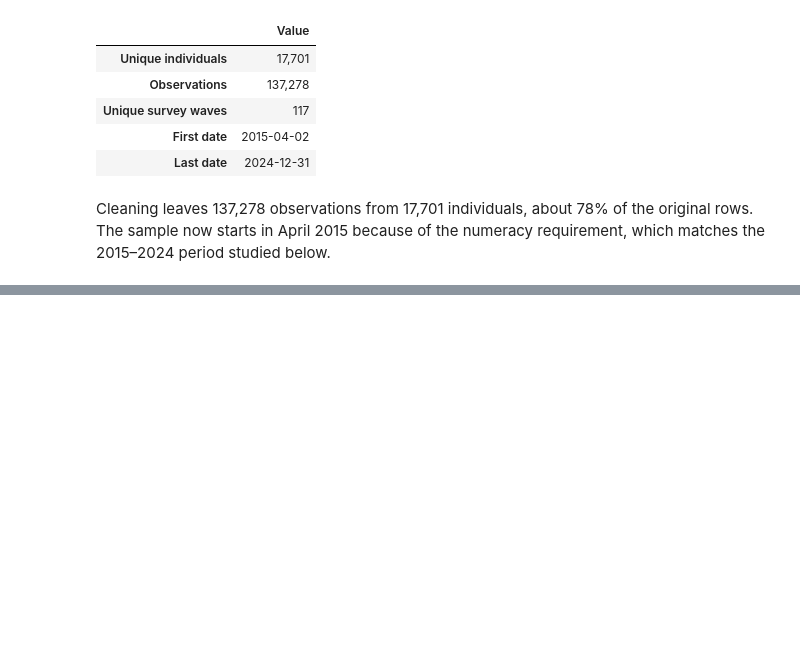
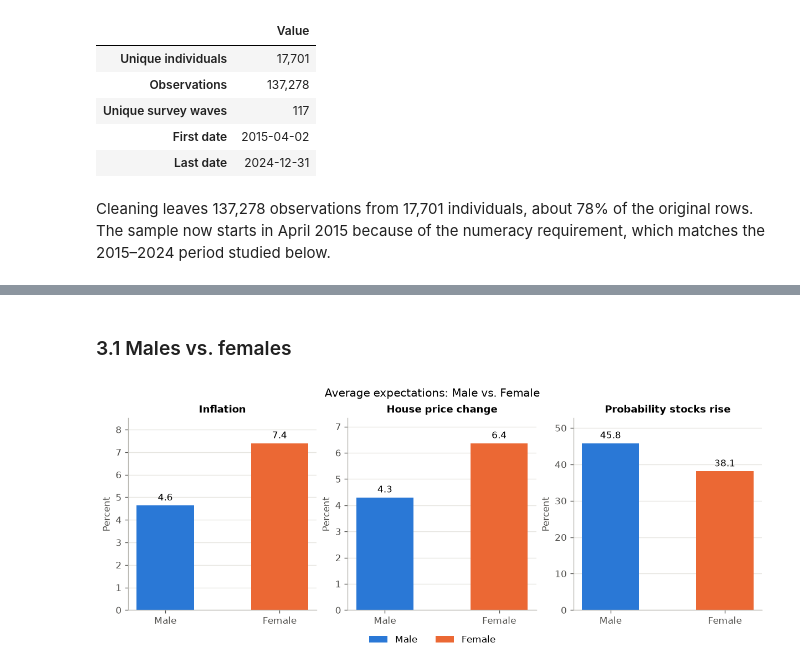
Before and after one commit to Partho-N/TECH2-H26-ai-week, a Jupyter notebook: term_paper.ipynb, the cells around one changed output, grey strips where cells are left out. Cells and saved outputs as stored; diff of their text form; code cells hidden in the pictures; blank space fills up the shorter version.

Commit message:
Add Part 3: compare average expectations by group
Co-Authored-By: Claude Opus 5.5 <noreply@anthropic.com>

```diff
--- a/term_paper.ipynb
+++ b/term_paper.ipynb
@@ -220,0 +280,45 @@ Cleaning leaves 137,278 observations from 17,701 individuals, about 78% of the o
+# %%
+def plot_group_means(means, group):
+    """
+    Plot group averages as bar charts, with one panel per expectations variable.
+
+    Parameters
+    ----------
+    means : pandas.DataFrame
+        Group averages returned by ``compute_group_means``.
+    group : str
+        Name of the indicator column that splits the sample.
+    """
+    labels = GROUP_LABELS[group]
+    fig, axes = plt.subplots(1, 3, figsize=(10, 4), layout='constrained')
+
+    for ax, column in zip(axes, EXPECTATION_COLS, strict=True):
+        for value, color in zip(labels, GROUP_COLORS, strict=True):
+            bar = ax.bar(
+                labels[value],
+                means.loc[value, column],
+                width=0.5,
+                color=color,
+                label=labels[value],
+            )
+
+            # Show the value at the top of the bar
+            ax.bar_label(bar, fmt='%.1f', padding=3)
+
+        ax.set_title(EXPECTATION_LABELS[column])
+        ax.set_ylabel('Percent')
+        ax.grid(axis='x', visible=False)
+        ax.margins(y=0.15)
+
+    # One legend for the whole figure, as all panels share the same groups
+    handles, names = axes[0].get_legend_handles_labels()
+    fig.legend(handles, names, loc='outside lower center', ncols=2)
+    fig.suptitle(f'Average expectations: {" vs. ".join(labels.values())}')
+
+    plt.show()
+# %% [markdown]
+### 3.1 Males vs. females
+# %%
+plot_group_means(compute_group_means(df, 'female'), 'female')
+# %% [output]
+[figure, added]
```
Also changed, not shown: parts of 16 cells of this notebook.
